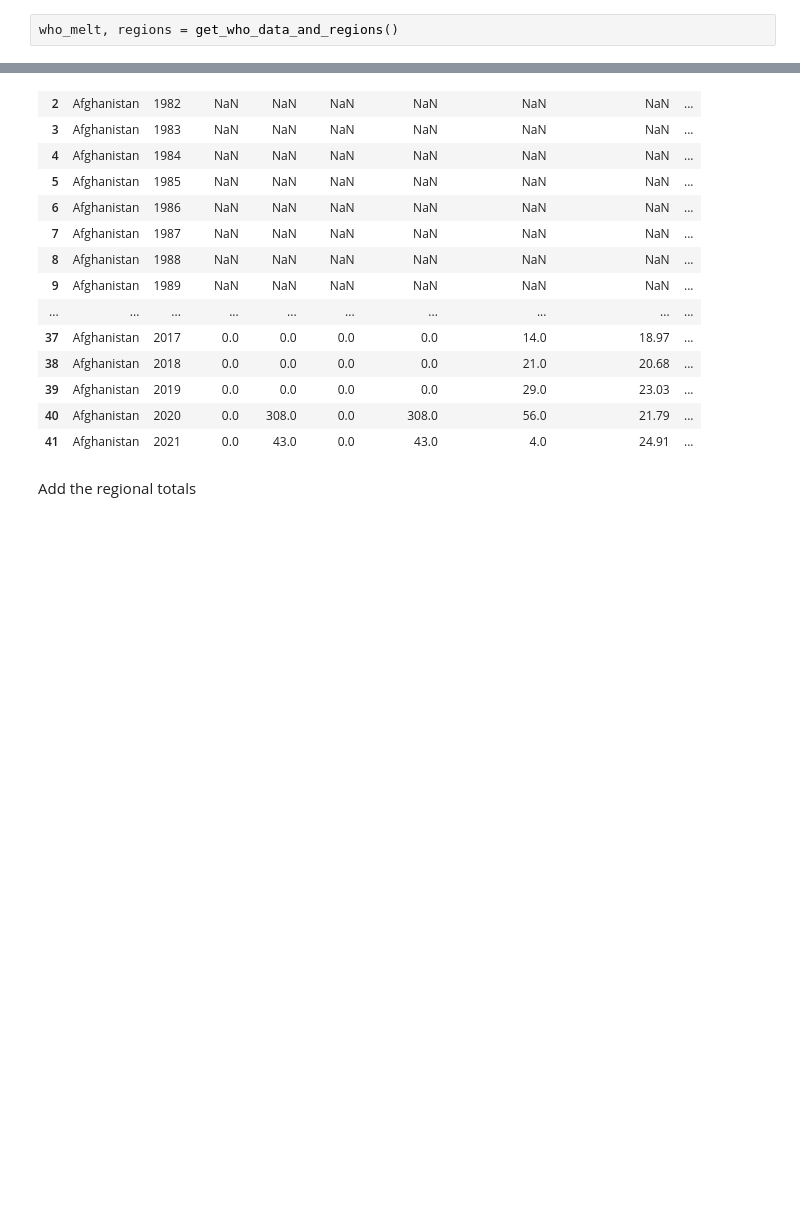
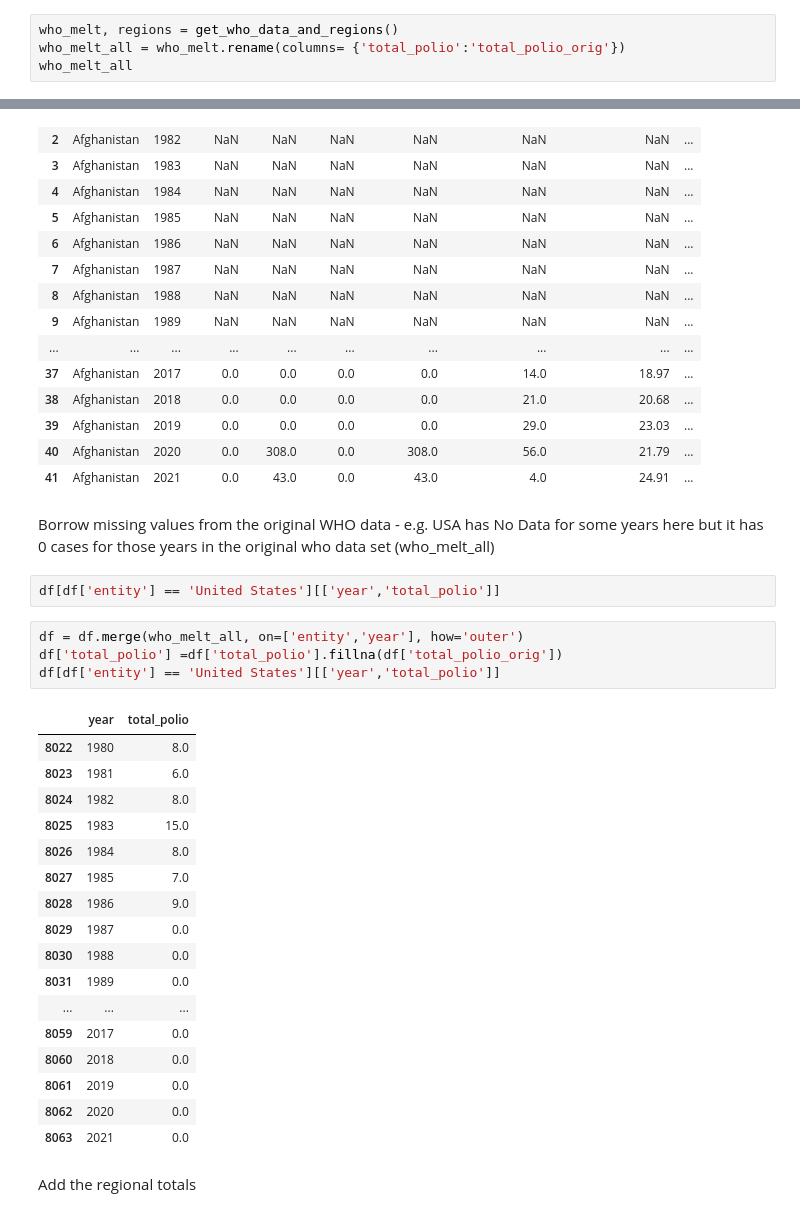
Before and after one commit to owid/notebooks, a Jupyter notebook: FionaSpooner/polio_cases/combine_polio_data.ipynb, the cells around one changed output, grey strips where cells are left out. Saved outputs shown, nothing was run; the diff lists cells and outputs as text; blank space fills up the shorter version.

Commit message:
refactor(polio_cases): Combining WHO sources to minimise rows with NA

```diff
--- a/FionaSpooner/polio_cases/combine_polio_data.ipynb
+++ b/FionaSpooner/polio_cases/combine_polio_data.ipynb
@@ -54,3 +54,5 @@ who_ext_vdpv
 Data from 1980-2019 from WHO - download from http://www.who.int/entity/immunization/monitoring_surveillance/data/incidence_series.xls?ua=1
 # %%
 who_melt, regions = get_who_data_and_regions()
+who_melt_all = who_melt.rename(columns= {'total_polio':'total_polio_orig'})
+who_melt_all
@@ -196,6 +212,32 @@ See the caveats in the documentation: https://pandas.pydata.org/pandas-docs/stab
 | 39 | Afghanistan | 2019 | 0.0 | 0.0 | 0.0 | 0.0 | 29.0 | 23.03 | ... |
 | 40 | Afghanistan | 2020 | 0.0 | 308.0 | 0.0 | 308.0 | 56.0 | 21.79 | ... |
 | 41 | Afghanistan | 2021 | 0.0 | 43.0 | 0.0 | 43.0 | 4.0 | 24.91 | ... |
+# %% [markdown]
+Borrow missing values from the original WHO data - e.g. USA has No Data for some years here but it has 0 cases for those years in the original who data set (who_melt_all)
+# %%
+df[df['entity'] == 'United States'][['year','total_polio']]
+# %%
+df = df.merge(who_melt_all, on=['entity','year'], how='outer')
+df['total_polio'] =df['total_polio'].fillna(df['total_polio_orig'])
+df[df['entity'] == 'United States'][['year','total_polio']]
+# %% [output]
+|  | year | total_polio |
+| 8022 | 1980 | 8.0 |
+| 8023 | 1981 | 6.0 |
+| 8024 | 1982 | 8.0 |
+| 8025 | 1983 | 15.0 |
+| 8026 | 1984 | 8.0 |
+| 8027 | 1985 | 7.0 |
+| 8028 | 1986 | 9.0 |
+| 8029 | 1987 | 0.0 |
+| 8030 | 1988 | 0.0 |
+| 8031 | 1989 | 0.0 |
+| ... | ... | ... |
+| 8059 | 2017 | 0.0 |
+| 8060 | 2018 | 0.0 |
+| 8061 | 2019 | 0.0 |
+| 8062 | 2020 | 0.0 |
+| 8063 | 2021 | 0.0 |
 # %% [markdown]
 Add the regional totals
 # %%
```
Also changed, not shown: parts of 1 cell of this notebook, 1 other file.
